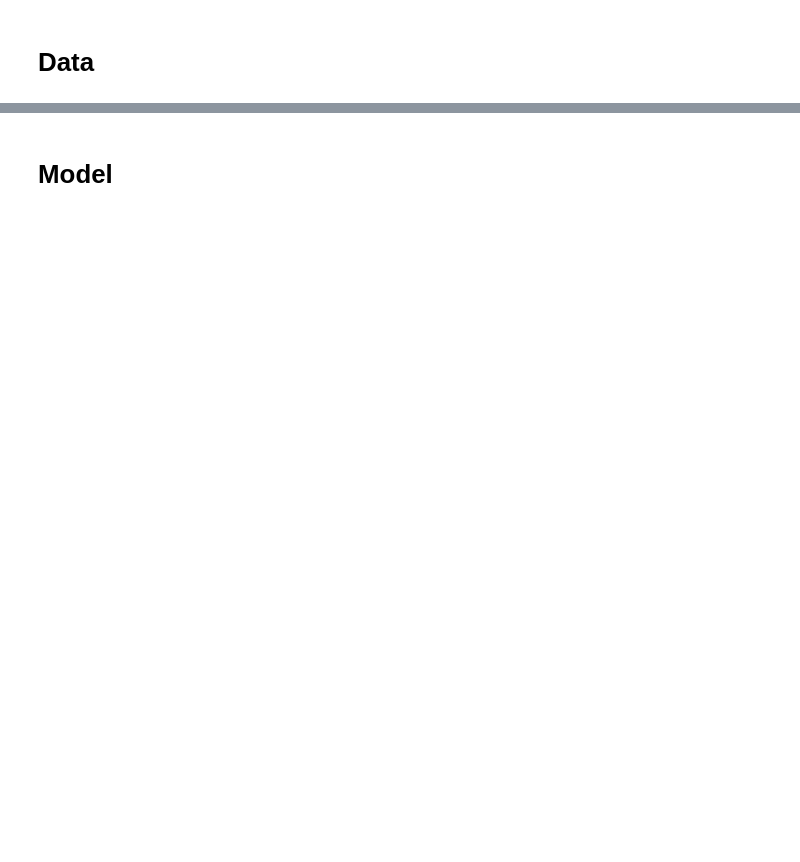
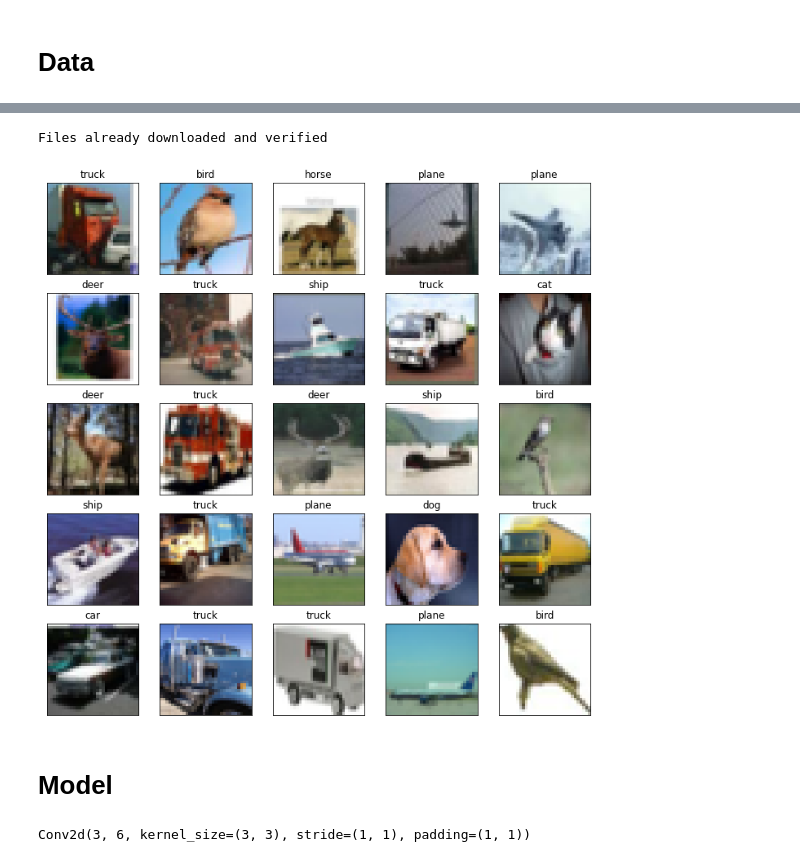
Before and after one commit to sir-timio/neural_labs, a Jupyter notebook: lab5/conv.ipynb, the cells around one changed output, grey strips where cells are left out. Cells and saved outputs as stored; diff of their text form; code cells hidden in the pictures; blank space fills up the shorter version.

```diff
--- a/lab5/conv.ipynb
+++ b/lab5/conv.ipynb
@@ -36,9 +62,7 @@ SEED = 42
 # %%
-transforms = torchvision.transforms.Compose([
-    ToTensor(),
-    Normalize((0.1307,), (0.3081,)),
-    Flatten(),
-])
+transform = torchvision.transforms.Compose(
+    [ToTensor(),
+     Normalize((0.5, 0.5, 0.5), (0.5, 0.5, 0.5))]
+)
 # %%
-train_dataset = datasets.MNIST(root='../data', train=True, download=False, transform=transforms)
-train_loader = DataLoader(train_dataset, batch_size=1, shuffle=True)
+train_dataset = torchvision.datasets.CIFAR10(root='../data', train=True, download=True, transform=transform)
@@ -87,2 +71,21 @@ class Linear():
+# %%
+test_dataset = torchvision.datasets.CIFAR10(root='../data', train=False, download=True, transform=transform)
+# %% [output]
+Files already downloaded and verified
+# %%
+bs = 64
+# %%
+train_loader = DataLoader(train_dataset, batch_size=bs, shuffle=True)
+test_loader = DataLoader(test_dataset, batch_size=bs, shuffle=False)
+# %%
+images, labels = next(iter(train_loader))
+fig = plt.figure(figsize=(12, 12))
+
+for idx in np.arange(25):
+    ax = fig.add_subplot(5, 5, idx+1, xticks=[], yticks=[])
+    plt.imshow(tensor_to_img(images[idx]))
+    ax.set_title(CLASSES[labels[idx].item()])
+# %% [output]
+[figure, added]
 # %% [markdown]
 # Model
@@ -155,0 +95,10 @@ class Model():
+# %%
+nn.Conv2d(
+    in_channels=3, # RGB картинка
+    out_channels=6, # 6 выходных карт признаков
+    kernel_size=(3, 3), # размер свертки
+    stride=1, # шаг
+    padding=1, # паддинг к исходному изображению(тензору)
+)
+# %% [output]
+Conv2d(3, 6, kernel_size=(3, 3), stride=(1, 1), padding=(1, 1))
```
Also changed, not shown: parts of 49 cells of this notebook, 11 other files.
